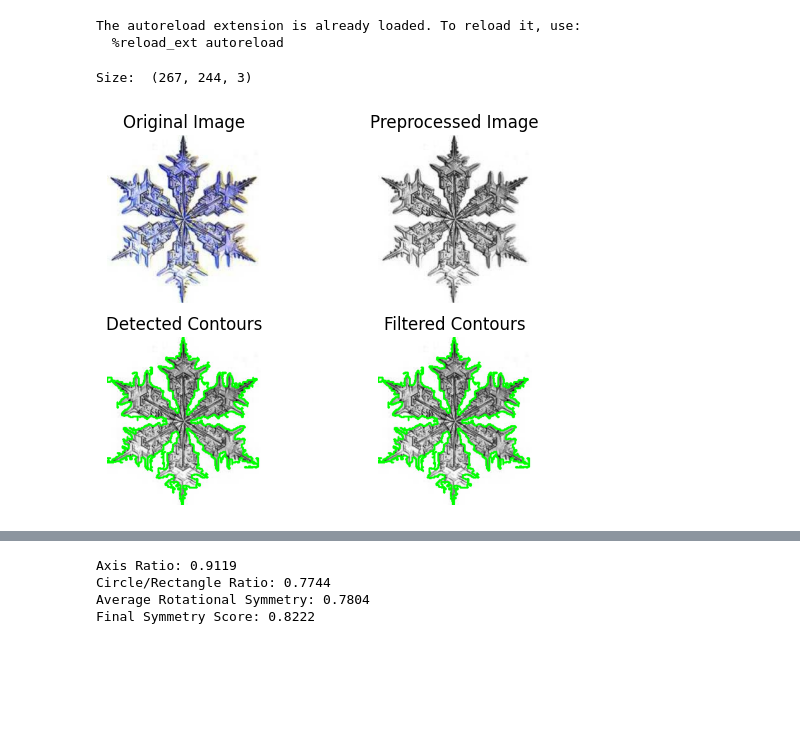
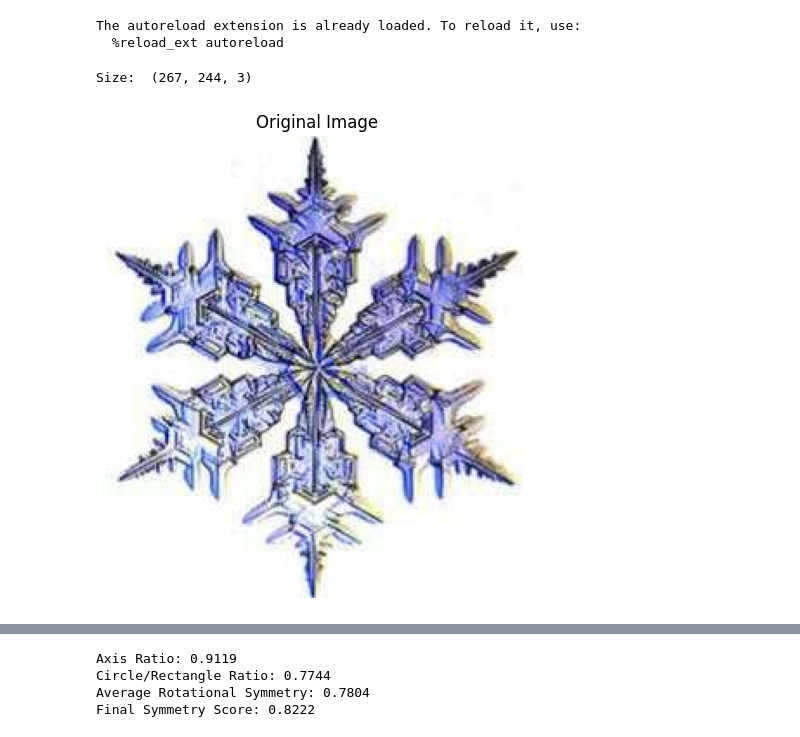
Before and after one commit to lusxvr/sf_ranking, a Jupyter notebook: dev.ipynb, the cells around one changed output, grey strips where cells are left out. Drawn from its saved outputs; the diff is of its cells as text; code cells hidden in the pictures; blank space fills up the shorter version.

```diff
--- a/dev.ipynb
+++ b/dev.ipynb
@@ -18,32 +16,15 @@ image_path = "data/example1.jpg"
-# %%
-image = cv2.imread(image_path)
-preprocessed_image = pp.preprocess_image(image)
-contour_image, contours = cd.detect_contours(preprocessed_image)
-filtered_contour_image, filtered_contours = cd.filter_contours(preprocessed_image, contours, min_area=100, max_area=10000)#, circularity_threshold=0.01)
-
-print("Size: ", image.shape)
-
-plt.subplot(2, 2, 1)
-plt.title("Original Image")
-plt.imshow(cv2.cvtColor(image, cv2.COLOR_BGR2RGB))
-plt.axis('off')
-
-plt.subplot(2, 2, 2)
-plt.title("Preprocessed Image")
-plt.imshow(preprocessed_image, cmap='gray')
-plt.axis('off')
-
-plt.subplot(2, 2, 3)
-plt.title("Detected Contours")
-plt.imshow(contour_image)
-plt.axis('off')
-
-plt.subplot(2, 2, 4)
-plt.title("Filtered Contours")
-plt.imshow(cv2.cvtColor(filtered_contour_image, cv2.COLOR_BGR2RGB))
-plt.axis('off')
-
-plt.show()
-# %% [output]
-Size:  (267, 244, 3)
-[figure, removed]
+# %%
+image_path = "data/example1.jpg"
+image = cv2.imread(image_path)
+
+print("Size: ", image.shape)
+
+
+plt.figure(figsize=(6, 6))
+plt.title("Original Image")
+plt.imshow(cv2.cvtColor(image, cv2.COLOR_BGR2RGB))
+plt.axis('off')
+plt.show()
+# %% [output]
+Size:  (267, 244, 3)
+[figure, added]
```
Also changed, not shown: parts of 4 cells of this notebook, 8 other files.
